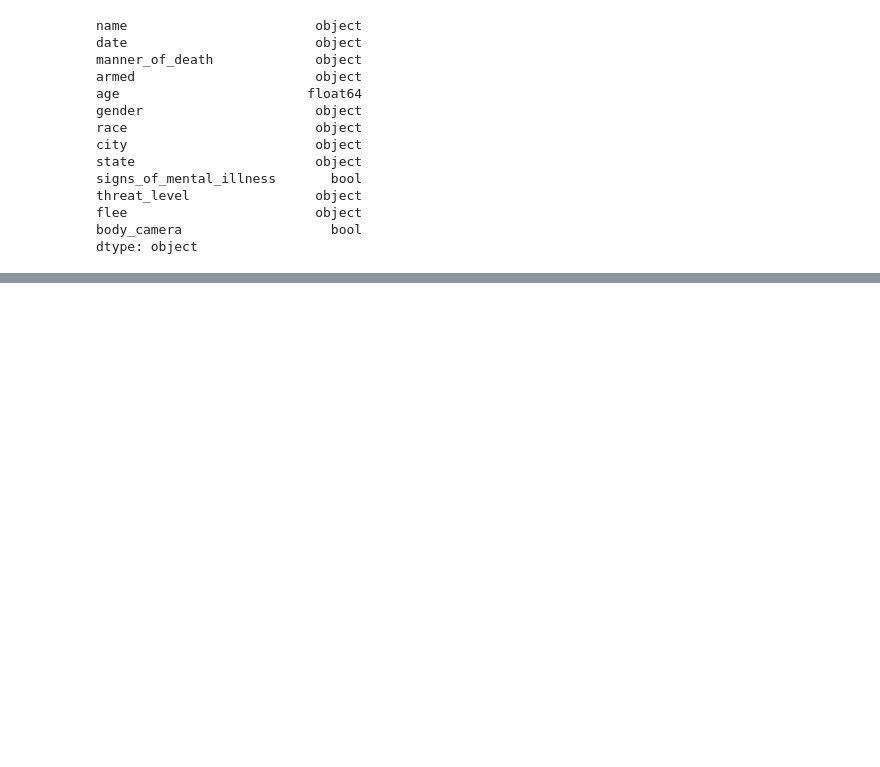
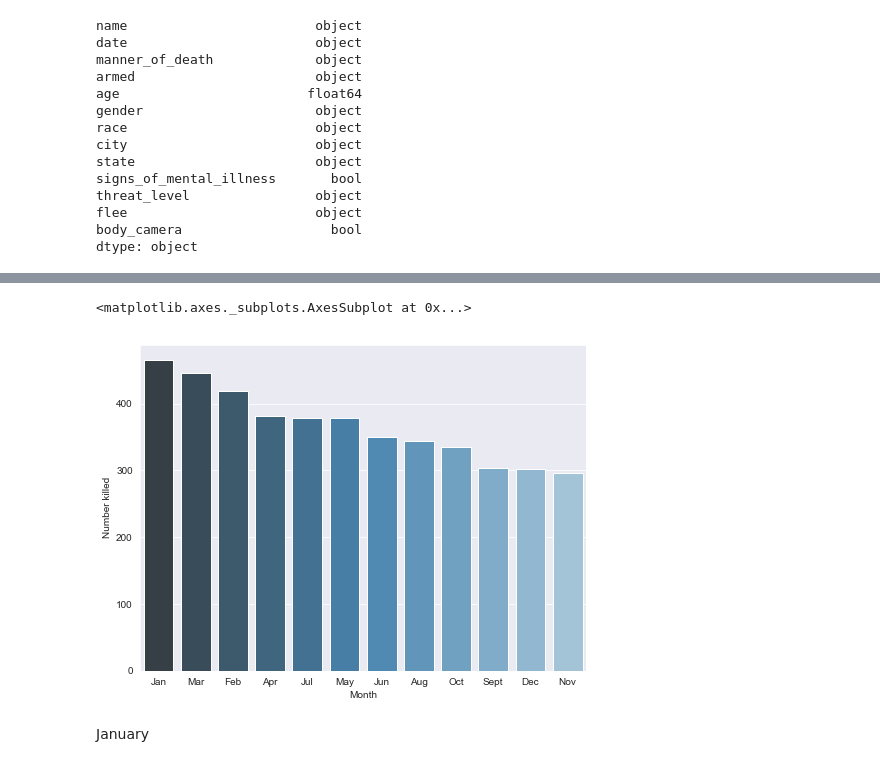
Before and after one commit to aclao89/Police_Shootings, a Jupyter notebook: Untitled.ipynb, the cells around one changed output, grey strips where cells are left out. Saved outputs shown, nothing was run; the diff lists cells and outputs as text; code cells hidden in the pictures; blank space fills up the shorter version.

Commit message:
Seaborn plot of fatal shootings per month

```diff
--- a/Untitled.ipynb
+++ b/Untitled.ipynb
@@ -146,0 +151,6 @@ See the caveats in the documentation: http://pandas.pydata.org/pandas-docs/stabl
+# %%
+# df_clean.race.unique()
+race_cat = {'A': 'Asian', 'W':'White', 'H': 'Hispanic', 'B':'Black', 'O':'Other', 'N':'Native American'}
+
+df_clean['race'] = df_clean['race'].map(race_cat)
+df_clean
@@ -146,0 +181,6 @@ See the caveats in the documentation: http://pandas.pydata.org/pandas-docs/stabl
+# %%
+months = {1: 'Jan', 2:'Feb', 3:'Mar', 4:'Apr', 5: "May", 6: 'Jun',
+          7: 'Jul', 8: 'Aug', 9: "Sept", 10: 'Oct', 11:'Nov', 12:'Dec'}
+df_clean['month'] = df_clean['month'].map(months)
+
+df_clean
@@ -146,0 +229,16 @@ See the caveats in the documentation: http://pandas.pydata.org/pandas-docs/stabl
+# %%
+month_deaths = df_clean['month'].value_counts().reset_index()
+
+month_df = month_deaths.rename(columns={'index' :'Month',
+               'month': 'Number killed'})
+month_df
+
+plt.figure(figsize=(8,6))
+
+sns.set_style("darkgrid")
+sns.barplot(x = "Month", y = "Number killed", data=month_df,palette="Blues_d")
+# %% [output]
+<matplotlib.axes._subplots.AxesSubplot at 0x...>
+[figure, added]
+# %% [markdown]
+January
```
Also changed, not shown: parts of 10 cells of this notebook.
